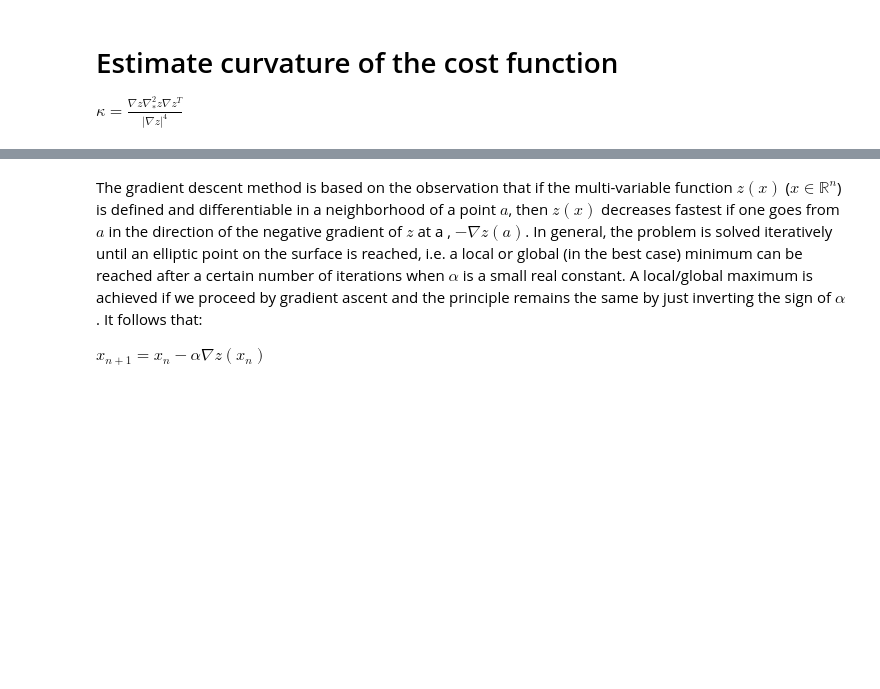
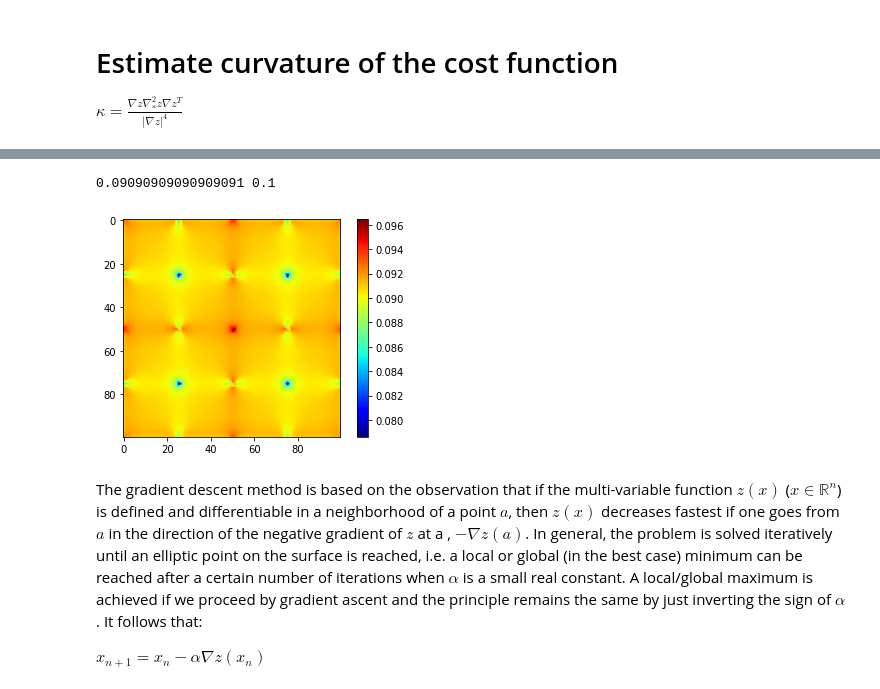
Before and after one commit to k16makki/Medima_tools, a Jupyter notebook: Notebooks/gradient_descent.ipynb, the cells around one changed output, grey strips where cells are left out. Cells and saved outputs as stored; diff of their text form; code cells hidden in the pictures; blank space fills up the shorter version.

Commit message:
update gradient descent

```diff
--- a/Notebooks/gradient_descent.ipynb
+++ b/Notebooks/gradient_descent.ipynb
@@ -128,3 +134,50 @@ print(np.min(g_curv))
+# %%
+
+import sys
+
+
+def norm_grad_nD(f):
+
+    norm_grad = np.zeros(f.shape)
+    grad_f = np.gradient(f)
+
+    for i, grad_f_i in enumerate(grad_f):
+        norm_grad += grad_f_i**2
+
+    norm_grad[np.where(norm_grad==0)] = sys.float_info.epsilon # To avoid dividing by zero later
+
+
+    return grad_f, np.sqrt(norm_grad)
+
+
+
+def divergence_formula(grad_f, grad_norm_f):
+
+    mean_curv = np.zeros(grad_norm_f.shape)
+
+    for i, grad_f_i in enumerate(grad_f):
+
+        grad_f_ii = np.gradient( np.divide(grad_f_i,grad_norm_f), axis=i )
+
+        mean_curv += grad_f_ii
+
+    return 0.5 * mean_curv
+
+
+
+grad_f, norm_grad = norm_grad_nD(z)
+mean_curv = divergence_formula(grad_f, norm_grad)
+
+alpha_x = 1/(10+mean_curv**2)
+print(np.min(alpha_x), np.max(alpha_x))
+
+plt.imshow(1/(10+np.exp(mean_curv)), cmap='jet')
+plt.colorbar()
+#plt.clim(0.08,0.099)
+plt.show()
+# %% [output]
+0.09090909090909091 0.1
+[figure, added]
 # %% [markdown]
 The gradient descent method is based on the observation that if the multi-variable function $z(x)$ ($x \in \mathbb{R}^n$) is defined and differentiable in a neighborhood of a point $a$, then $z(x)$ decreases fastest if one goes from $a$ in the direction of the negative gradient of $z$ at a , $- \nabla z(a)$. In general, the problem is solved iteratively until an elliptic point on the surface is reached, i.e. a local or global (in the best case) minimum can be reached after a certain number of iterations when $\alpha$ is a small real constant. A local/global maximum is achieved if we proceed by gradient ascent and the principle remains the same by just inverting the sign of $\alpha$. It follows that:
 
```
Also changed, not shown: parts of 14 cells of this notebook.
